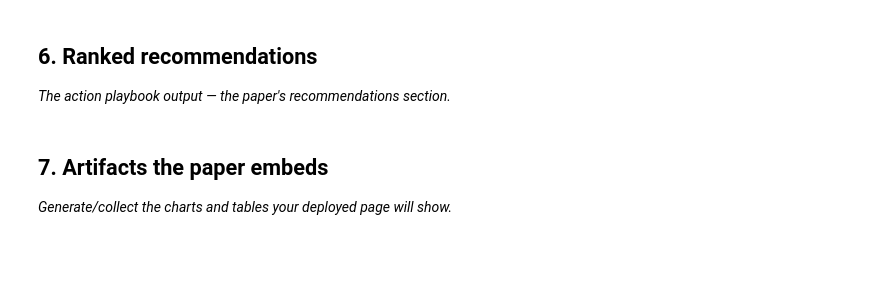
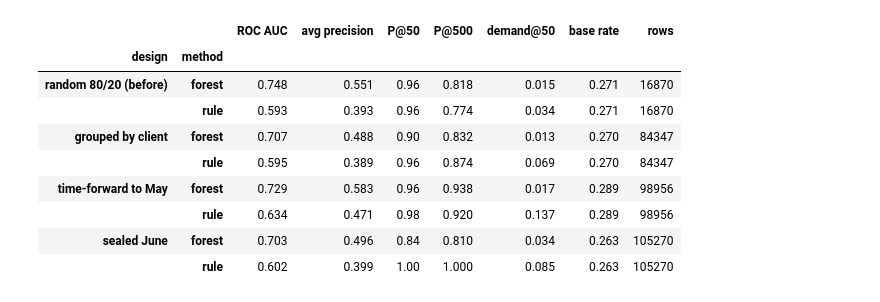
Before and after one commit to hassanali241/FlyRank, a Jupyter notebook: work/notebooks/capstone.ipynb, the cells around one changed output. Cells and saved outputs as stored; diff of their text form; code cells hidden in the pictures; blank space fills up the shorter version.

Commit message:
add capstone notebook with sealed-month evaluation and july queue

```diff
--- a/work/notebooks/capstone.ipynb
+++ b/work/notebooks/capstone.ipynb
@@ -18,0 +162,18 @@ This skeleton is yours to fill. Work the sections **in order** — each one has
+# %%
+# Signal checks behind the rule (April decision, as in week 4).
+april = frames["2026-04"].copy()
+april["ctr_gap_global"] = april["ctr_pct"] - april.groupby("tier")["ctr_pct"].transform("median")
+signals = {}
+for name, col, labels in [
+    ("momentum", "momentum", ["sliding hard", "sliding", "flat", "rising", "rising hard"]),
+    ("ctr_vs_tier", "ctr_gap_global", ["far below", "below", "near", "above", "far above"]),
+]:
+    b = pd.qcut(april[col].rank(method="first"), 5, labels=labels)
+    t = april.groupby(b, observed=True)["label"].agg(n="size", rate="mean")
+    signals[name] = [{"bucket": str(k), "n": int(v["n"]), "rate": round(float(v["rate"]), 4)} for k, v in t.iterrows()]
+vol = pd.cut(april["imp"], [100, 300, 1_000, 3_000, 10_000, np.inf], right=False,
+             labels=["100-300", "300-1K", "1K-3K", "3K-10K", "10K+"])
+t = april.groupby(vol, observed=True)["label"].agg(n="size", rate="mean")
+signals["volume"] = [{"bucket": str(k), "n": int(v["n"]), "rate": round(float(v["rate"]), 4)} for k, v in t.iterrows()]
+signals["base_rate"] = round(float(april["label"].mean()), 4)
+pd.DataFrame({k: [f"{r['bucket']}: {r['rate']:.1%} (n={r['n']:,})" for r in v] for k, v in signals.items() if k != "base_rate"})
@@ -27,8 +191,53 @@ This skeleton is yours to fill. Work the sections **in order** — each one has
-# %% [markdown]
-## 6. Ranked recommendations
-
-*The action playbook output — the paper's recommendations section.*
-# %% [markdown]
-## 7. Artifacts the paper embeds
-
-*Generate/collect the charts and tables your deployed page will show.*
+# %%
+rows = {}
+
+# Before: random 80/20 over April pages.
+tr, te = train_test_split(np.arange(len(april)), test_size=0.2, random_state=SEED)
+A, B = april.iloc[tr].copy(), april.iloc[te].copy()
+add_ctr_gap(A, B)
+s = forest().fit(A[FEATURES], A["label"]).predict_proba(B[FEATURES])[:, 1]
+rows[("random 80/20 (before)", "forest")] = metrics(B["label"], s, B["lost_per_day"])
+rows[("random 80/20 (before)", "rule")] = metrics(B["label"], rule_score(april)[te], B["lost_per_day"])
+
+# Grouped by client, April.
+oof = np.zeros(len(april))
+for tr, te in GroupKFold(n_splits=5).split(april, april["label"], april["client_hash_id"]):
+    A, B = april.iloc[tr].copy(), april.iloc[te].copy()
+    add_ctr_gap(A, B)
+    oof[te] = forest().fit(A[FEATURES], A["label"]).predict_proba(B[FEATURES])[:, 1]
+rows[("grouped by client", "forest")] = metrics(april["label"], oof, april["lost_per_day"])
+rows[("grouped by client", "rule")] = metrics(april["label"], rule_score(april), april["lost_per_day"])
+
+# Time-forward to May.
+train = pd.concat([frames["2026-03"], frames["2026-04"]]).copy()
+may = frames["2026-05"].copy()
+add_ctr_gap(train, may)
+s = forest().fit(train[FEATURES], train["label"]).predict_proba(may[FEATURES])[:, 1]
+rows[("time-forward to May", "forest")] = metrics(may["label"], s, may["lost_per_day"])
+rows[("time-forward to May", "rule")] = metrics(may["label"], rule_score(may), may["lost_per_day"])
+
+# Sealed June: final configuration, run once.
+train = pd.concat([frames["2026-03"], frames["2026-04"], frames["2026-05"]]).copy()
+june = frames["2026-06"].copy()
+add_ctr_gap(train, june)
+final_model = forest().fit(train[FEATURES], train["label"])
+june["forest"] = final_model.predict_proba(june[FEATURES])[:, 1]
+june["rule"] = rule_score(june)
+rows[("sealed June", "forest")] = metrics(june["label"], june["forest"], june["lost_per_day"])
+rows[("sealed June", "rule")] = metrics(june["label"], june["rule"], june["lost_per_day"])
+
+results = pd.DataFrame(rows).T
+results["rows"] = results["rows"].astype(int)
+results.index.names = ["design", "method"]
+results.round(3)
+# %% [output]
+|  |  | ROC AUC | avg precision | P@50 | P@500 | demand@50 | base rate | rows |
+| design | method |  |  |  |  |  |  |  |
+| random 80/20 (before) | forest | 0.748 | 0.551 | 0.96 | 0.818 | 0.015 | 0.271 | 16870 |
+|  | rule | 0.593 | 0.393 | 0.96 | 0.774 | 0.034 | 0.271 | 16870 |
+| grouped by client | forest | 0.707 | 0.488 | 0.90 | 0.832 | 0.013 | 0.270 | 84347 |
+|  | rule | 0.595 | 0.389 | 0.96 | 0.874 | 0.069 | 0.270 | 84347 |
+| time-forward to May | forest | 0.729 | 0.583 | 0.96 | 0.938 | 0.017 | 0.289 | 98956 |
+|  | rule | 0.634 | 0.471 | 0.98 | 0.920 | 0.137 | 0.289 | 98956 |
+| sealed June | forest | 0.703 | 0.496 | 0.84 | 0.810 | 0.034 | 0.263 | 105270 |
+|  | rule | 0.602 | 0.399 | 1.00 | 1.000 | 0.085 | 0.263 | 105270 |
```
Also changed, not shown: parts of 29 cells of this notebook, 2 other files.
